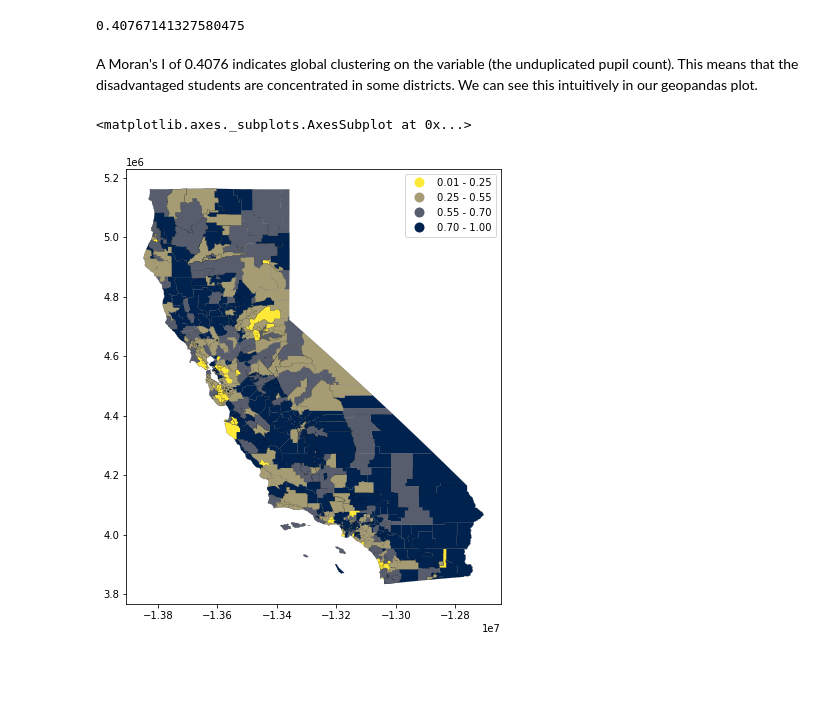
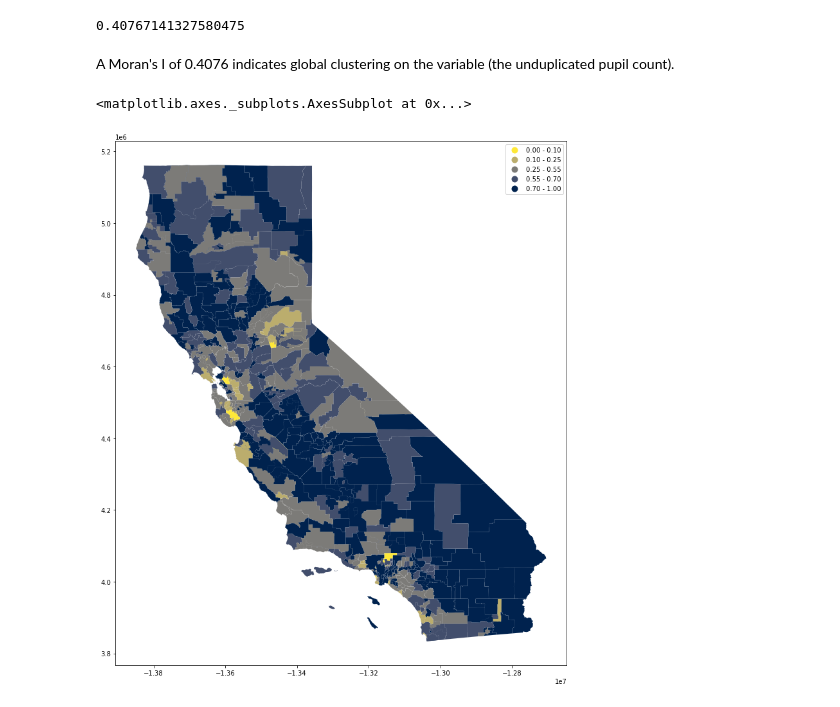
Before and after one commit to fiendskrah/finalcapstone, a Jupyter notebook: 400_analyze.ipynb, the cells around one changed output. Drawn from its saved outputs; the diff is of its cells as text; code cells hidden in the pictures; blank space fills up the shorter version.

```diff
--- a/400_analyze.ipynb
+++ b/400_analyze.ipynb
@@ -75,4 +76,6 @@ y = gdf['UPpct']
 `Moran's I` is a global measure of spatial autocorrelation, which is similar to a correlation coeffecient in that it varies between maximum -1 and 1; a value toward -1 indicates uniform dispersion of the variable, while a value toward 1 indicates clustering. A Moran's I of 0 would indicate spatial randomness.
 # %%
 from esda.moran import Moran
+# %%
+upc = gdf['UPpct']
 # %%
@@ -83,24 +88,24 @@ mi.I
 # %% [output]
 0.40767141327580475
 # %% [markdown]
-A Moran's I of 0.4076 indicates global clustering on the variable (the unduplicated pupil count). This means that the disadvantaged students are concentrated in some districts. We can see this intuitively in our geopandas plot.
+A Moran's I of 0.4076 indicates global clustering on the variable (the unduplicated pupil count).
+# %%
+bins_list = [0.10, 0.25, 0.5499, 0.7, 1]
+cm = plt.cm.cividis_r
 # %%
 import matplotlib.pyplot as plt
-f, ax = plt.subplots(figsize=(12, 8))
+f, ax = plt.subplots(figsize=(15,15))
 
 gdf.plot(
-    column='unduplicat',
+    column=upc,
     legend=True,
-    figsize=(15, 15),
     scheme='userdefined',
-    classification_kwds={'bins':[0.25, 0.5499, 0.7, 1]},
-    linewidth=.1,
-    edgecolor='black',
-    cmap='cividis_r',
+    classification_kwds={'bins':bins_list},
+    linewidth=.05,
+    edgecolor='white',
+    cmap=cm,
     ax=ax
         )
-
-#histogram, distribution of values
 # %% [output]
 <matplotlib.axes._subplots.AxesSubplot at 0x...>
-[figure, old version]
+[figure, new version]
```
Also changed, not shown: parts of 12 cells of this notebook, 24 other files.
